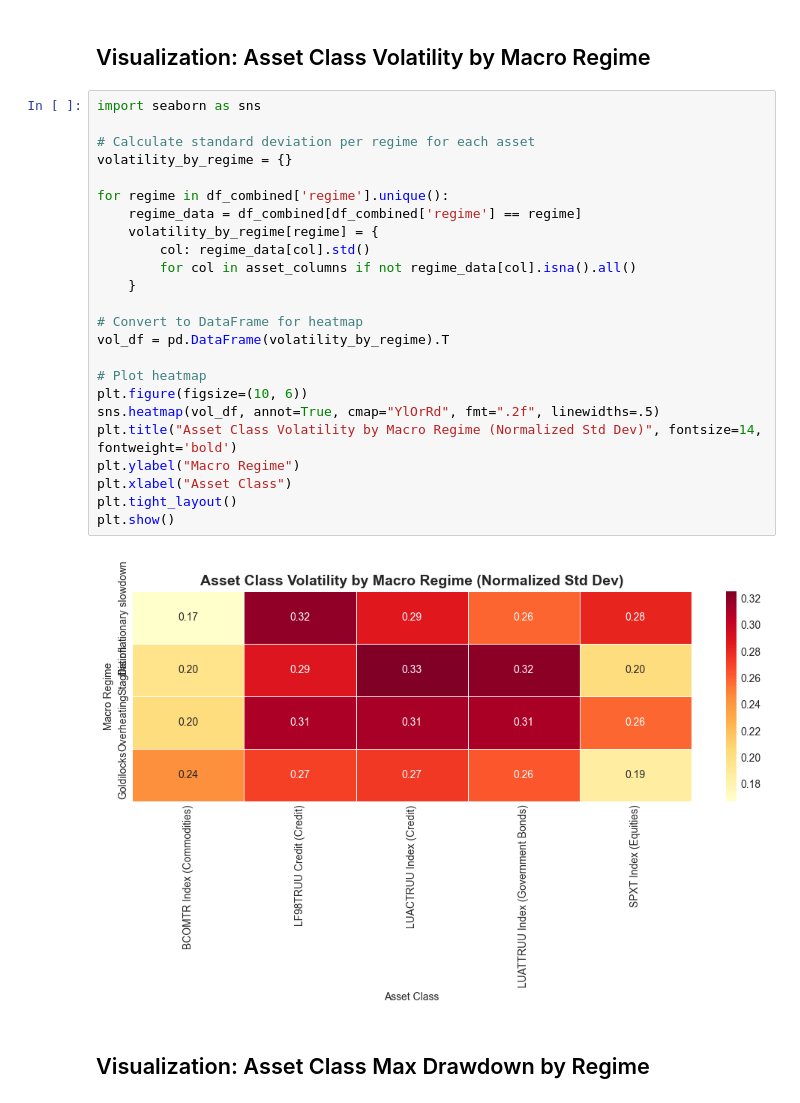
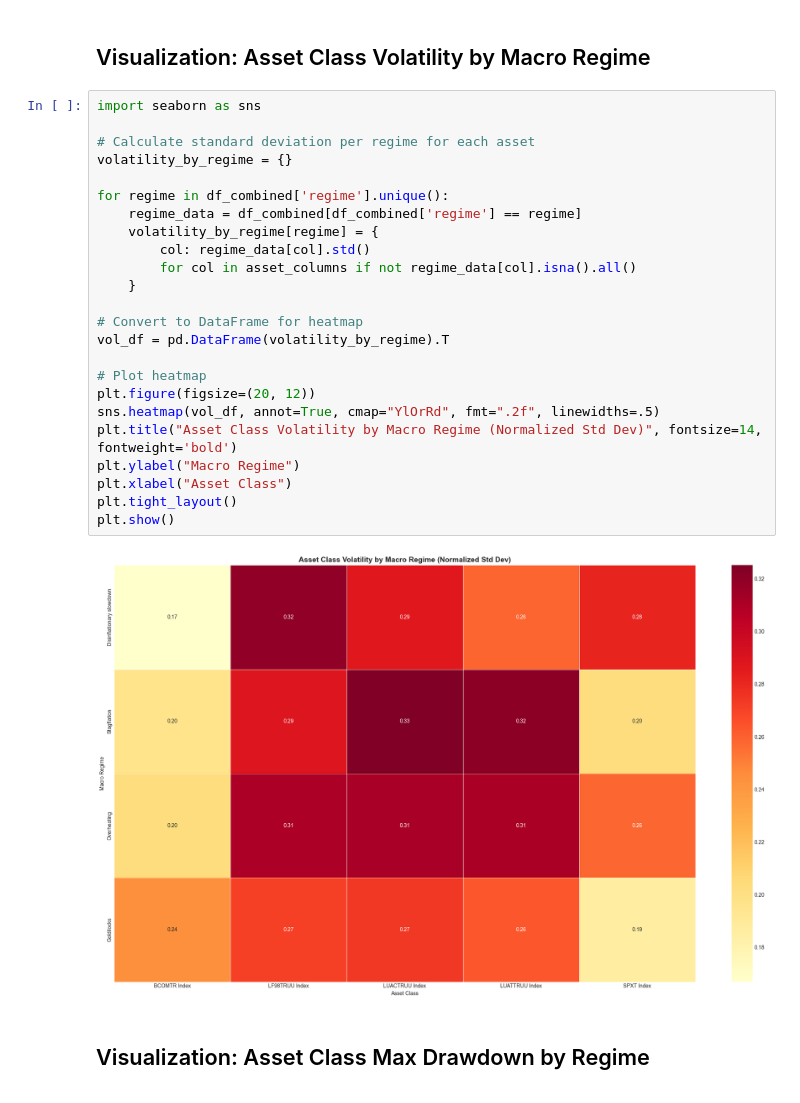
Before and after one commit to SamuelRubidgeUChicago/FINM_35900, a Jupyter notebook: FINM35900_HW2.ipynb, the cells around one changed output. Cells and saved outputs as stored; diff of their text form.

```diff
--- a/FINM35900_HW2.ipynb
+++ b/FINM35900_HW2.ipynb
@@ -475,29 +475,29 @@ Risk isn’t one-size-fits-all. The behavior of asset classes — their volatili
 # %%
 import seaborn as sns
 
 # Calculate standard deviation per regime for each asset
 volatility_by_regime = {}
 
 for regime in df_combined['regime'].unique():
     regime_data = df_combined[df_combined['regime'] == regime]
     volatility_by_regime[regime] = {
         col: regime_data[col].std()
         for col in asset_columns if not regime_data[col].isna().all()
     }
 
 # Convert to DataFrame for heatmap
 vol_df = pd.DataFrame(volatility_by_regime).T
 
 # Plot heatmap
-plt.figure(figsize=(10, 6))
+plt.figure(figsize=(20, 12))
 sns.heatmap(vol_df, annot=True, cmap="YlOrRd", fmt=".2f", linewidths=.5)
 plt.title("Asset Class Volatility by Macro Regime (Normalized Std Dev)", fontsize=14, fontweight='bold')
 plt.ylabel("Macro Regime")
 plt.xlabel("Asset Class")
 plt.tight_layout()
 plt.show()
 # %% [output]
-[figure, old version]
+[figure, new version]
 # %% [markdown]
 ## Visualization: Asset Class Max Drawdown by Regime
 # %%
```
Also changed, not shown: parts of 2 cells of this notebook.
